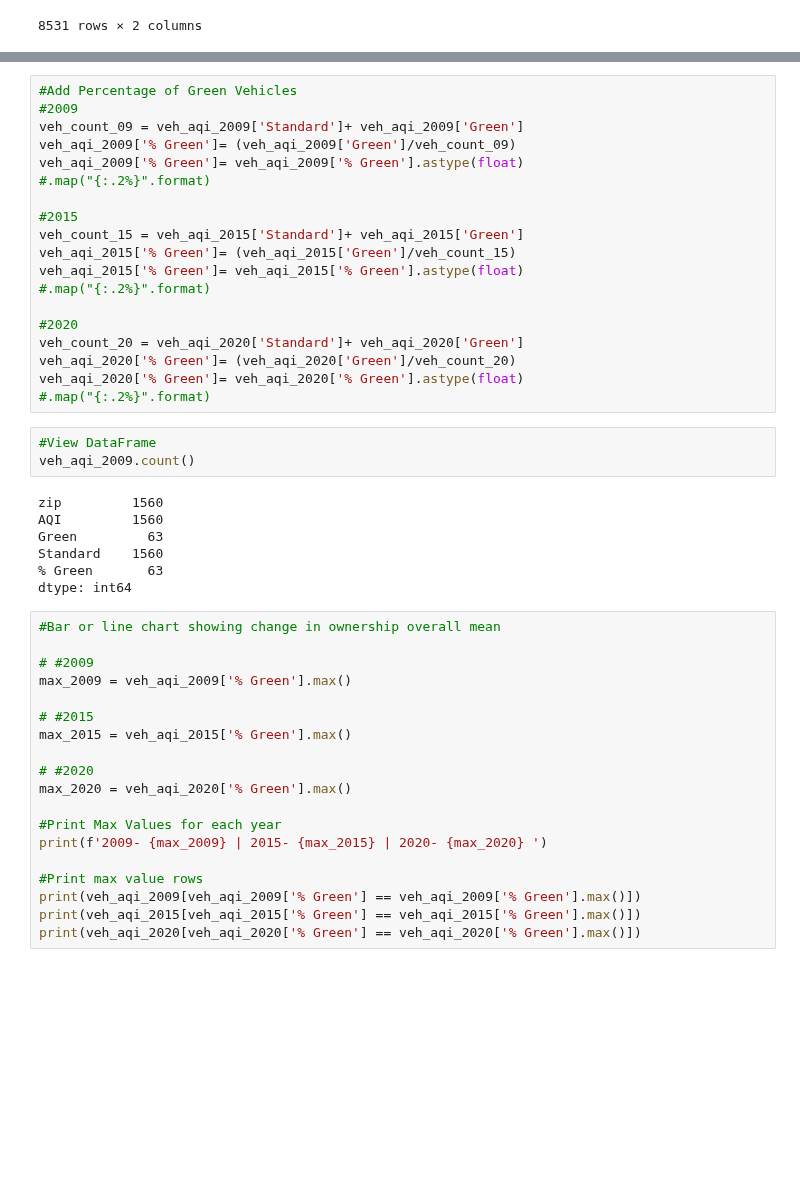
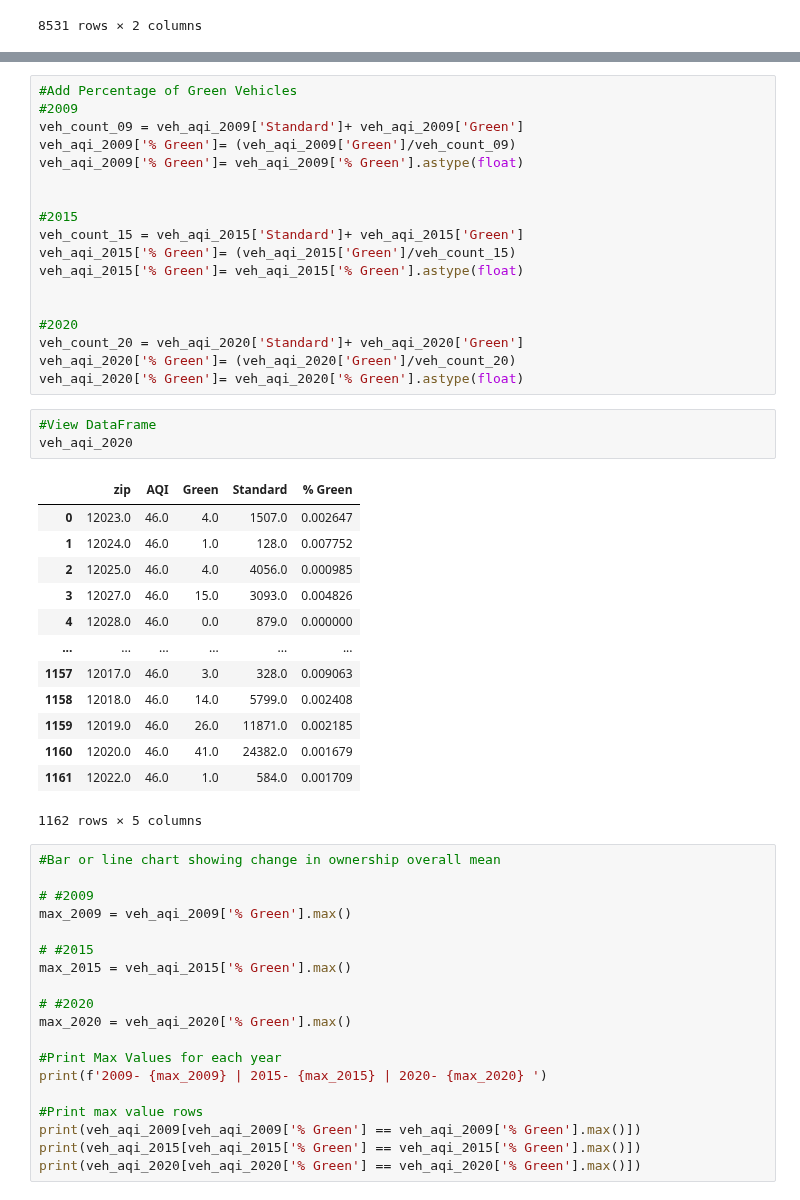
Before and after one commit to paloni-dotcom/Se7en, a Jupyter notebook: Hybrid_vs_Standard.ipynb, the cells around one changed output, grey strips where cells are left out. Drawn from its saved outputs; the diff is of its cells as text; blank space fills up the shorter version.

```diff
--- a/Hybrid_vs_Standard.ipynb
+++ b/Hybrid_vs_Standard.ipynb
@@ -188,29 +196,35 @@ veh_aqi_2020 = veh_aqi_2020.drop(columns =['Category Number','Category Name',
 veh_count_09 = veh_aqi_2009['Standard']+ veh_aqi_2009['Green']
 veh_aqi_2009['% Green']= (veh_aqi_2009['Green']/veh_count_09)
 veh_aqi_2009['% Green']= veh_aqi_2009['% Green'].astype(float)
-#.map("{:.2%}".format)
+
 
 #2015
 veh_count_15 = veh_aqi_2015['Standard']+ veh_aqi_2015['Green']
 veh_aqi_2015['% Green']= (veh_aqi_2015['Green']/veh_count_15)
 veh_aqi_2015['% Green']= veh_aqi_2015['% Green'].astype(float)
-#.map("{:.2%}".format)
+
 
 #2020
 veh_count_20 = veh_aqi_2020['Standard']+ veh_aqi_2020['Green']
 veh_aqi_2020['% Green']= (veh_aqi_2020['Green']/veh_count_20)
 veh_aqi_2020['% Green']= veh_aqi_2020['% Green'].astype(float)
-#.map("{:.2%}".format)
 # %%
 #View DataFrame
-veh_aqi_2009.count()
+veh_aqi_2020
 # %% [output]
+|  | zip | AQI | Green | Standard | % Green |
+| 0 | 12023.0 | 46.0 | 4.0 | 1507.0 | 0.002647 |
+| 1 | 12024.0 | 46.0 | 1.0 | 128.0 | 0.007752 |
+| 2 | 12025.0 | 46.0 | 4.0 | 4056.0 | 0.000985 |
+| 3 | 12027.0 | 46.0 | 15.0 | 3093.0 | 0.004826 |
+| 4 | 12028.0 | 46.0 | 0.0 | 879.0 | 0.000000 |
+| ... | ... | ... | ... | ... | ... |
+| 1157 | 12017.0 | 46.0 | 3.0 | 328.0 | 0.009063 |
+| 1158 | 12018.0 | 46.0 | 14.0 | 5799.0 | 0.002408 |
+| 1159 | 12019.0 | 46.0 | 26.0 | 11871.0 | 0.002185 |
+| 1160 | 12020.0 | 46.0 | 41.0 | 24382.0 | 0.001679 |
+| 1161 | 12022.0 | 46.0 | 1.0 | 584.0 | 0.001709 |
-zip         1560
-AQI         1560
-Green         63
-Standard    1560
-% Green       63
-dtype: int64
+1162 rows × 5 columns
 # %%
 #Bar or line chart showing change in ownership overall mean
 
```
Also changed, not shown: parts of 8 cells of this notebook, 21 other files.
